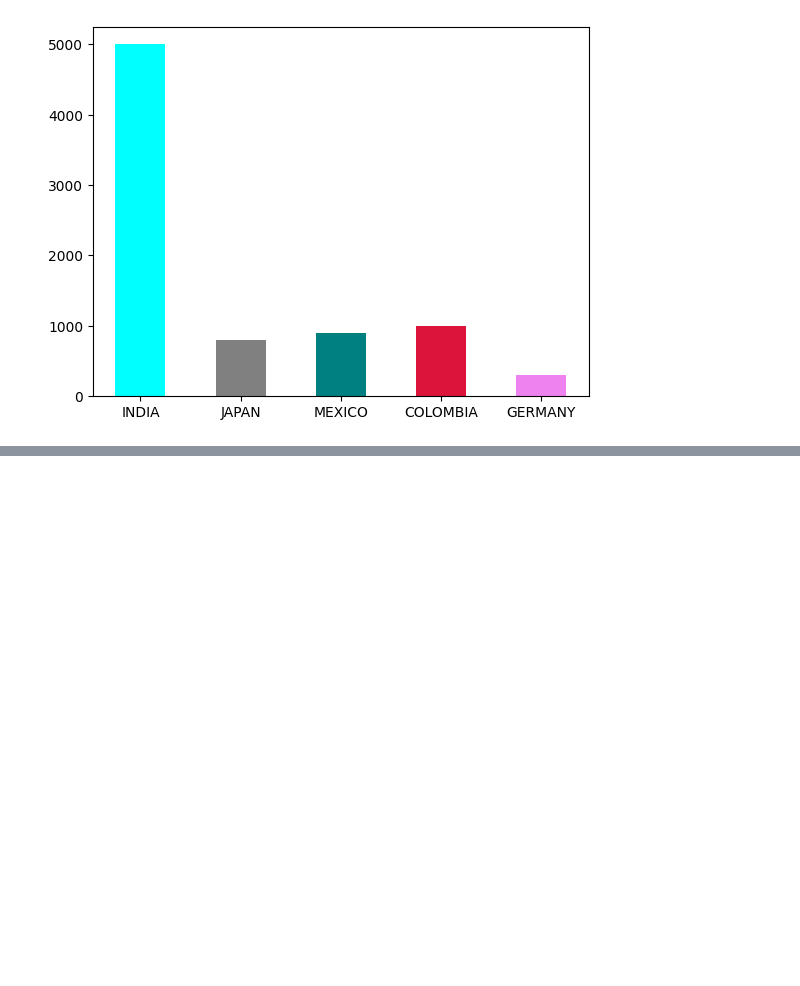
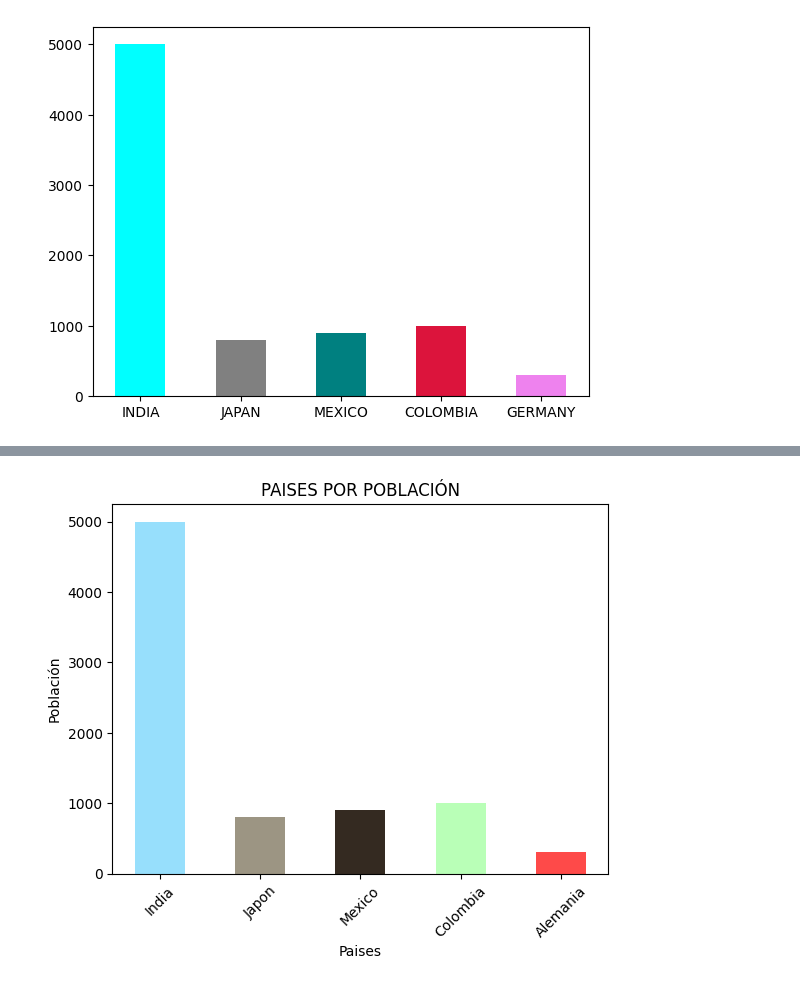
Before and after one commit to KiritoMoreno/DataV_matplotlib_seaborn_basic, a Jupyter notebook: Bar_Plot.ipynb, the cells around one changed output, grey strips where cells are left out. Cells and saved outputs as stored; diff of their text form; code cells hidden in the pictures; blank space fills up the shorter version.

```diff
--- a/Bar_Plot.ipynb
+++ b/Bar_Plot.ipynb
@@ -25,0 +34,10 @@ plt.show()
+# %%
+#Reto:Agrega: Título, nombre a los ejes, etiquetas que creas importantes.
+plt.bar(countrys,population, width=0.5, color= ["#97DFFC", "#9C9583", "#342A21", "#B9FFB7", "#FE4A49"])
+plt.xticks(np.arange(5), ('India','Japon','Mexico','Colombia','Alemania'), rotation = 45)
+plt.title('PAISES POR POBLACIÓN')
+plt.xlabel('Paises')
+plt.ylabel('Población')
+plt.show()
+# %% [output]
+[figure, added]
```
Also changed, not shown: parts of 2 cells of this notebook.
